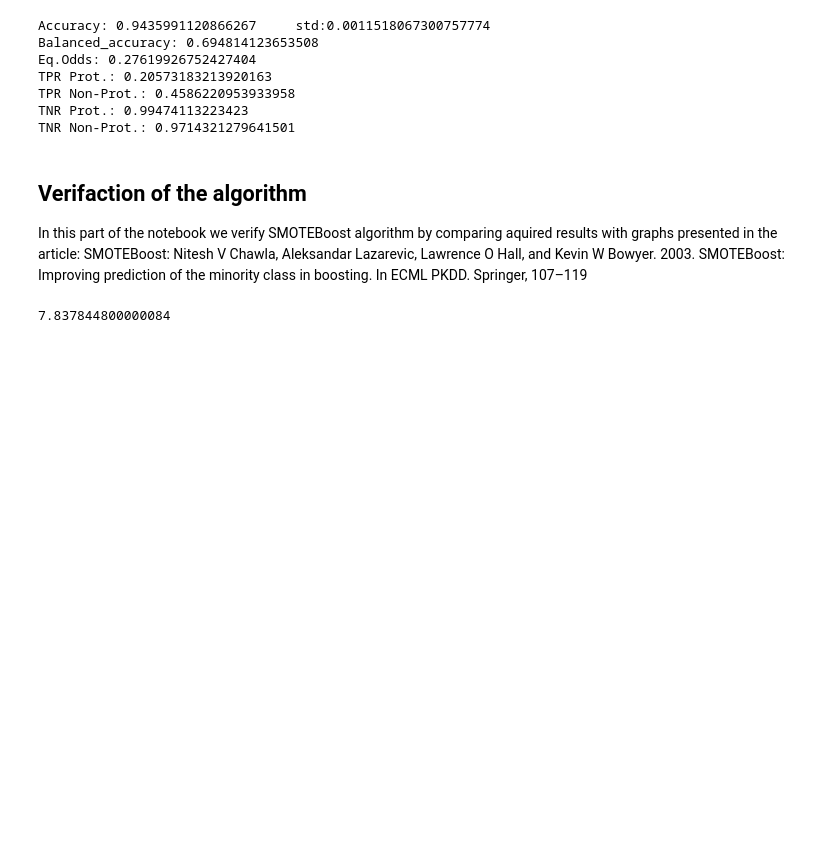
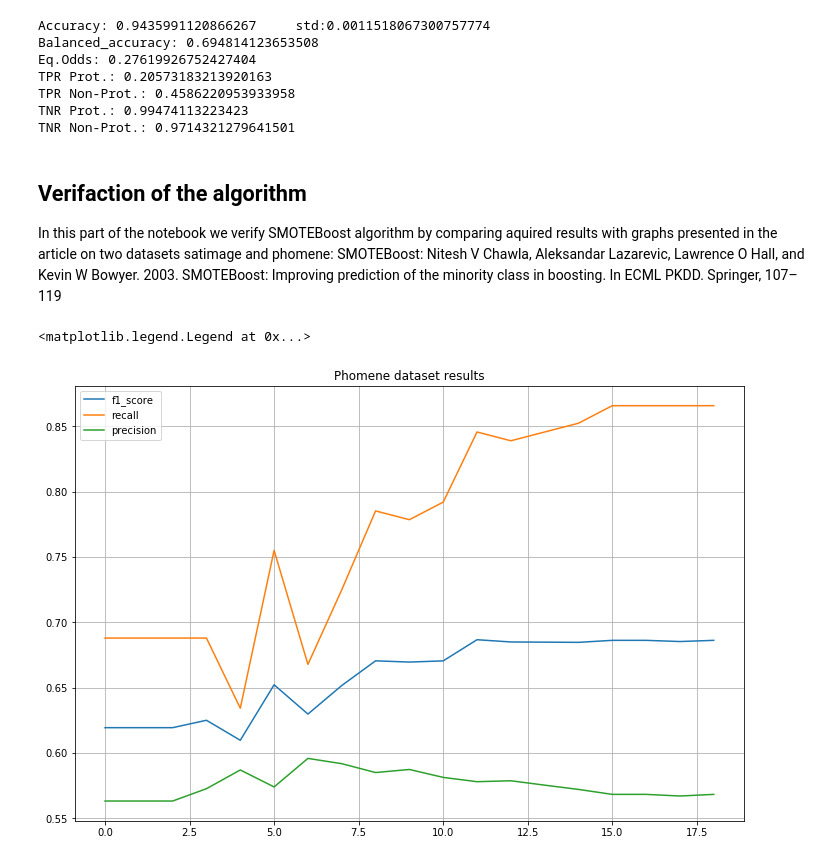
Before and after one commit to aaptss/sk_ml22_fairness_project, a Jupyter notebook: SMOTEBoost/SMOTEBoost_analysis.ipynb, the cells around one changed output. Drawn from its saved outputs; the diff is of its cells as text; code cells hidden in the pictures; blank space fills up the shorter version.

Commit message:
Add verification for SMOTEBoost of one dataset.

```diff
--- a/SMOTEBoost/SMOTEBoost_analysis.ipynb
+++ b/SMOTEBoost/SMOTEBoost_analysis.ipynb
@@ -119,9 +120,10 @@ TNR Prot.: 0.99474113223423
 TNR Non-Prot.: 0.9714321279641501
 # %% [markdown]
 ## Verifaction of the algorithm
-In this part of the notebook we verify SMOTEBoost algorithm by comparing aquired results with graphs presented in the article: SMOTEBoost: Nitesh V Chawla, Aleksandar Lazarevic, Lawrence O Hall, and Kevin W Bowyer. 2003. SMOTEBoost: Improving prediction of the minority class in boosting. In ECML PKDD. Springer, 107–119
+In this part of the notebook we verify SMOTEBoost algorithm by comparing aquired results with graphs presented in the article on two datasets satimage and phomene: SMOTEBoost: Nitesh V Chawla, Aleksandar Lazarevic, Lawrence O Hall, and Kevin W Bowyer. 2003. SMOTEBoost: Improving prediction of the minority class in boosting. In ECML PKDD. Springer, 107–119
 # %%
-def load_ver_dataset(dataset_path):
+def load_phomene_dataset():
+    dataset_path = '../data/phomene.csv'
     phomene_ds = pd.read_csv(dataset_path)
     X = phomene_ds.iloc[:, :-1]
     y = phomene_ds.iloc[:, -1]
@@ -133,0 +132,20 @@ smote_boost = SMOTEBoost(n_estimators=200, n_samples=100, storePerfomance=True,
+# %%
+X_train, X_test, y_train, y_test = load_phomene_dataset()
+smote_boost = SMOTEBoost(n_estimators=20, n_samples=200, storePerfomance=True,
+                         X_test=X_test.to_numpy(), y_test=y_test.to_numpy(), ignoreSensitiveFeature=True)
+smote_boost.fit(X_train.to_numpy(), y_train.to_numpy())
+performances = smote_boost.get_performance_over_iterations()
+f1_score = [np.mean(performances[i]['test_scores']['f1_score']) for i in range(len(performances))]
+recall = [np.mean(performances[i]['test_scores']['test_recall']) for i in range(len(performances))]
+precision = [np.mean(performances[i]['test_scores']['test_precision']) for i in range(len(performances))]
+# %%
+fig, ax = plt.subplots(figsize=(12, 8))
+ax.set_title('Phomene dataset results')
+ax.plot(f1_score, label='f1_score')
+ax.plot(recall, label='recall')
+ax.plot(precision, label='precision')
+ax.grid()
+ax.legend()
+# %% [output]
+<matplotlib.legend.Legend at 0x...>
+[figure, added]
@@ -150,6 +168,0 @@ smote_boost = SMOTEBoost.SMOTEBoost(n_samples=100, X_test=X_test.loc[minor_class
-# %%
-s = time.perf_counter()
-smote_boost.fit(X_train.to_numpy(), y_train.to_numpy())
-print(time.perf_counter() -  s)
-# %% [output]
-7.837844800000084
```
Also changed, not shown: parts of 26 cells of this notebook, 3 other files.
